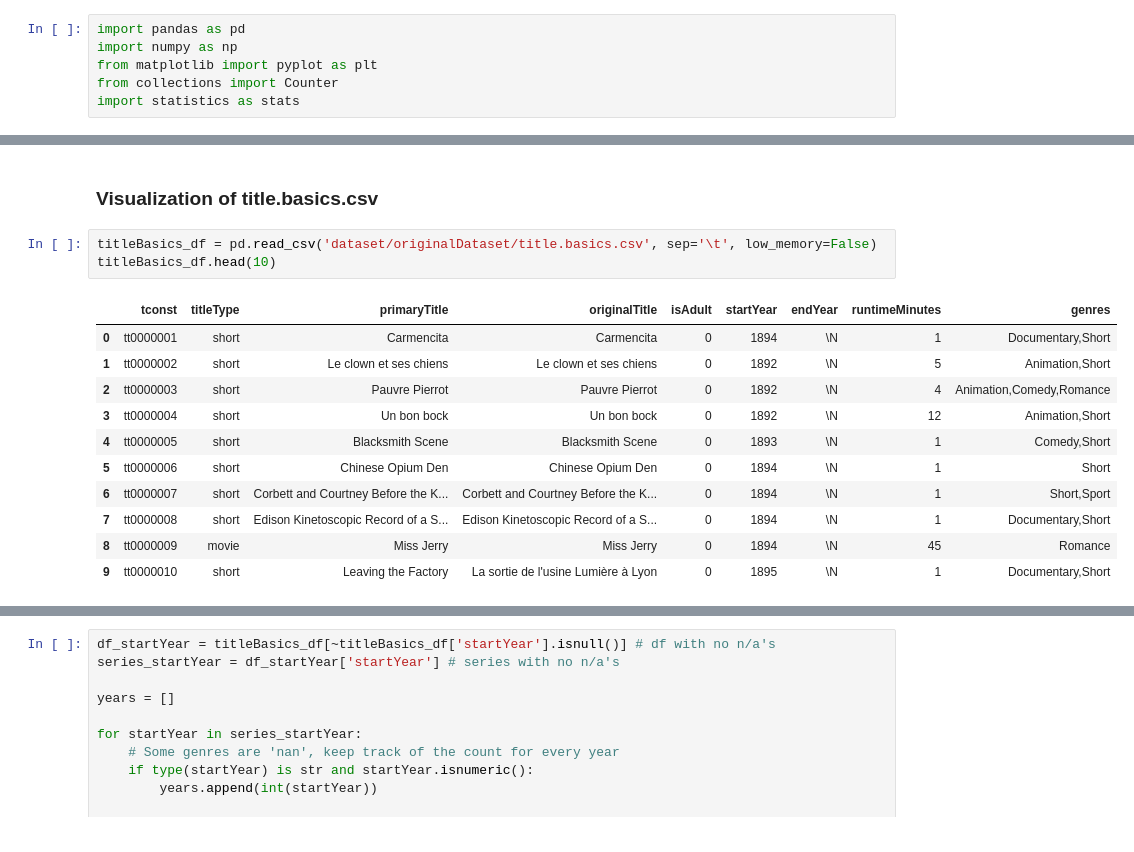
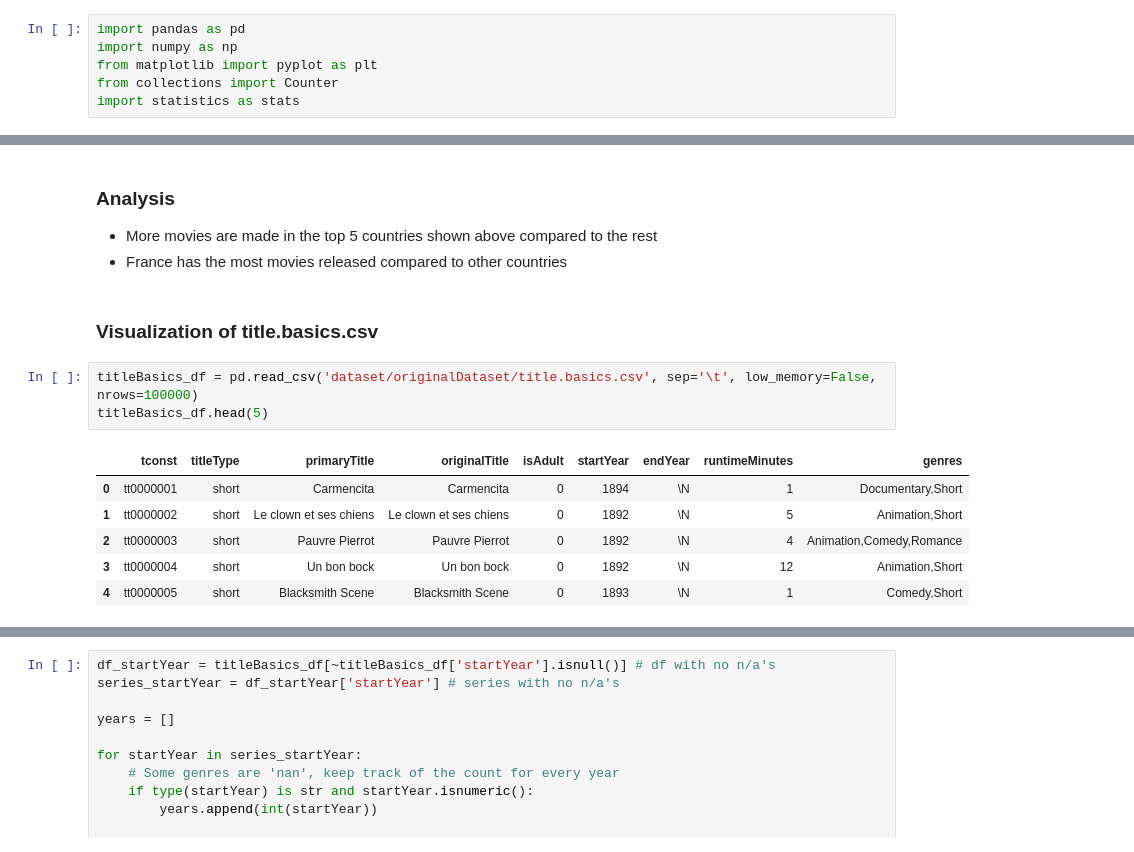
Before and after one commit to harisahmadg/IMDB-Movies-Data-Analysis, a Jupyter notebook: DataVisualization.ipynb, the cells around one changed output, grey strips where cells are left out. Drawn from its saved outputs; the diff is of its cells as text.

```diff
--- a/DataVisualization.ipynb
+++ b/DataVisualization.ipynb
@@ -210,20 +208,19 @@ plt.ylabel("Regions")
 plt.show()
 # %% [output]
 [figure]
+# %% [markdown]
+### Analysis
+- More movies are made in the top 5 countries shown above compared to the rest
+- France has the most movies released compared to other countries
 # %% [markdown]
 ### Visualization of title.basics.csv
 # %%
-titleBasics_df = pd.read_csv('dataset/originalDataset/title.basics.csv', sep='\t', low_memory=False)
-titleBasics_df.head(10)
+titleBasics_df = pd.read_csv('dataset/originalDataset/title.basics.csv', sep='\t', low_memory=False, nrows=100000)
+titleBasics_df.head(5)
 # %% [output]
 |  | tconst | titleType | primaryTitle | originalTitle | isAdult | startYear | endYear | runtimeMinutes | genres |
 | 0 | tt0000001 | short | Carmencita | Carmencita | 0 | 1894 | \N | 1 | Documentary,Short |
 | 1 | tt0000002 | short | Le clown et ses chiens | Le clown et ses chiens | 0 | 1892 | \N | 5 | Animation,Short |
 | 2 | tt0000003 | short | Pauvre Pierrot | Pauvre Pierrot | 0 | 1892 | \N | 4 | Animation,Comedy,Romance |
 | 3 | tt0000004 | short | Un bon bock | Un bon bock | 0 | 1892 | \N | 12 | Animation,Short |
 | 4 | tt0000005 | short | Blacksmith Scene | Blacksmith Scene | 0 | 1893 | \N | 1 | Comedy,Short |
-| 5 | tt0000006 | short | Chinese Opium Den | Chinese Opium Den | 0 | 1894 | \N | 1 | Short |
-| 6 | tt0000007 | short | Corbett and Courtney Before the K... | Corbett and Courtney Before the K... | 0 | 1894 | \N | 1 | Short,Sport |
-| 7 | tt0000008 | short | Edison Kinetoscopic Record of a S... | Edison Kinetoscopic Record of a S... | 0 | 1894 | \N | 1 | Documentary,Short |
-| 8 | tt0000009 | movie | Miss Jerry | Miss Jerry | 0 | 1894 | \N | 45 | Romance |
-| 9 | tt0000010 | short | Leaving the Factory | La sortie de l'usine Lumière à Lyon | 0 | 1895 | \N | 1 | Documentary,Short |
```
Also changed, not shown: parts of 33 cells of this notebook.
